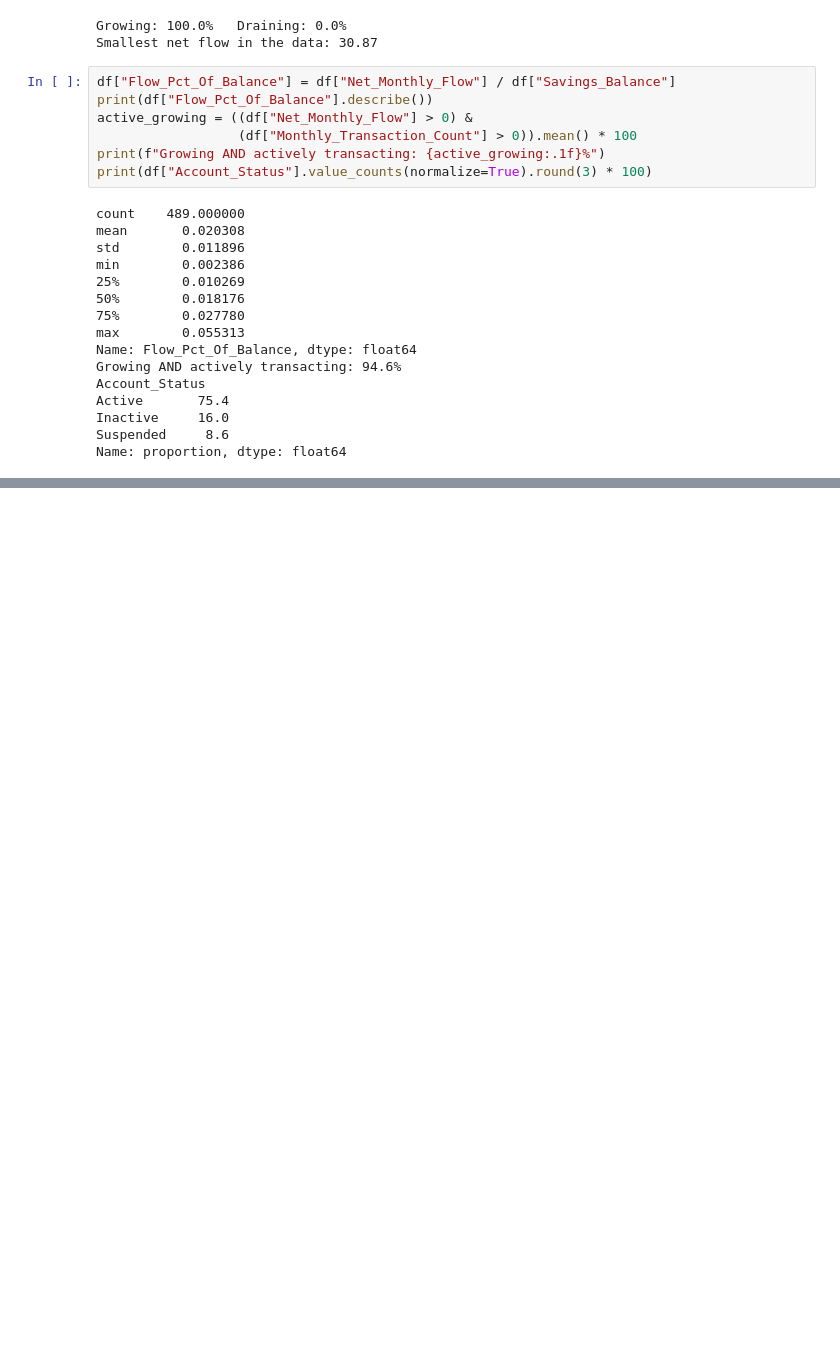
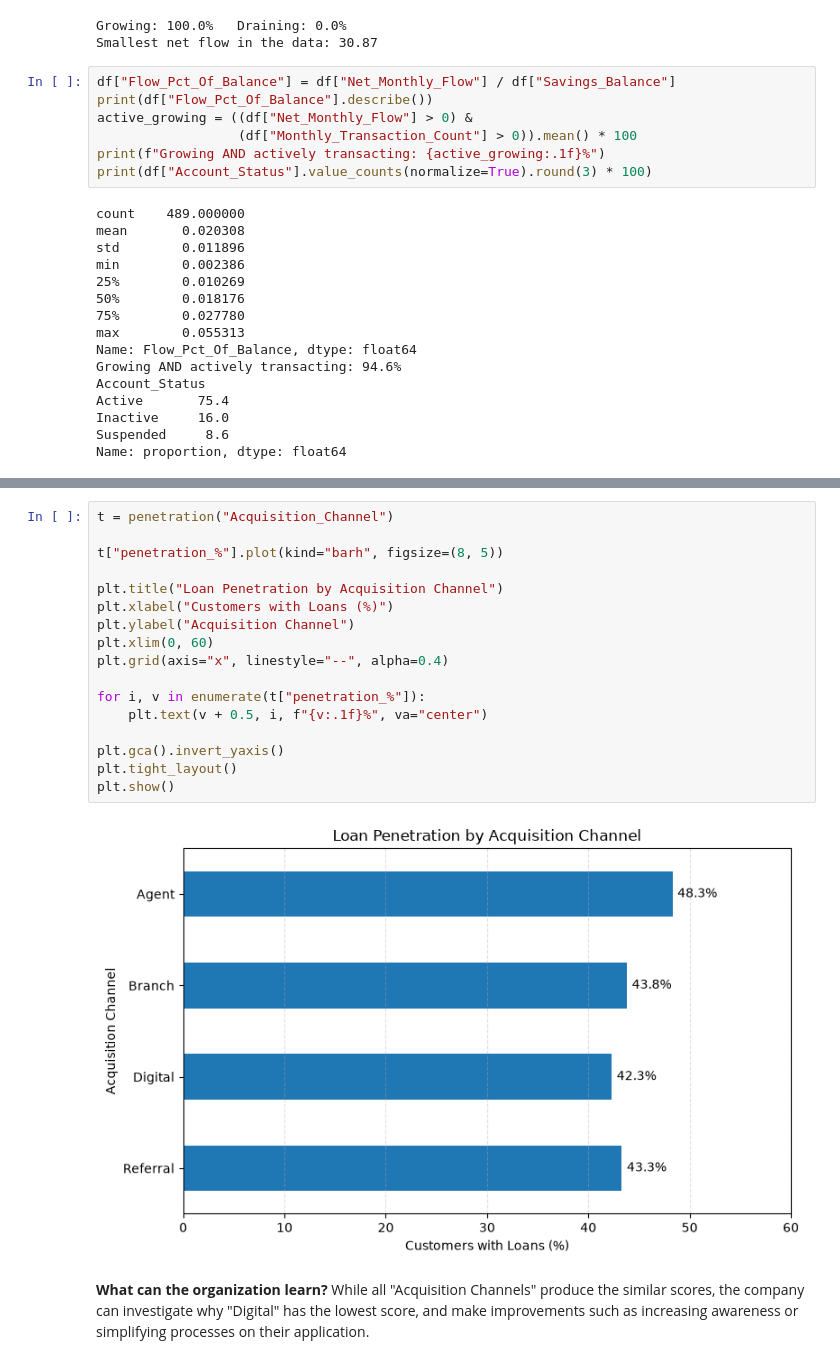
Before and after one commit to RyanAdrianRavikumar/default_loan_analysis, a Jupyter notebook: FinSight_Lanka_Analysis/Ryan_Ravikumar_FinSightAssessment_Workings.ipynb, the cells around one changed output, grey strips where cells are left out. Cells and saved outputs as stored; diff of their text form; blank space fills up the shorter version.

```diff
--- a/FinSight_Lanka_Analysis/Ryan_Ravikumar_FinSightAssessment_Workings.ipynb
+++ b/FinSight_Lanka_Analysis/Ryan_Ravikumar_FinSightAssessment_Workings.ipynb
@@ -874,0 +930,22 @@ Name: proportion, dtype: float64
+# %%
+t = penetration("Acquisition_Channel")
+
+t["penetration_%"].plot(kind="barh", figsize=(8, 5))
+
+plt.title("Loan Penetration by Acquisition Channel")
+plt.xlabel("Customers with Loans (%)")
+plt.ylabel("Acquisition Channel")
+plt.xlim(0, 60)
+plt.grid(axis="x", linestyle="--", alpha=0.4)
+
+for i, v in enumerate(t["penetration_%"]):
+    plt.text(v + 0.5, i, f"{v:.1f}%", va="center")
+
+plt.gca().invert_yaxis()
+plt.tight_layout()
+plt.show()
+# %% [output]
+[figure, added]
+# %% [markdown]
+**What can the organization learn?**
+While all "Acquisition Channels" produce the similar scores, the company can investigate why "Digital" has the lowest score, and make improvements such as increasing awareness or simplifying processes on their application.
```
Also changed, not shown: parts of 66 cells of this notebook, 3 other files.
